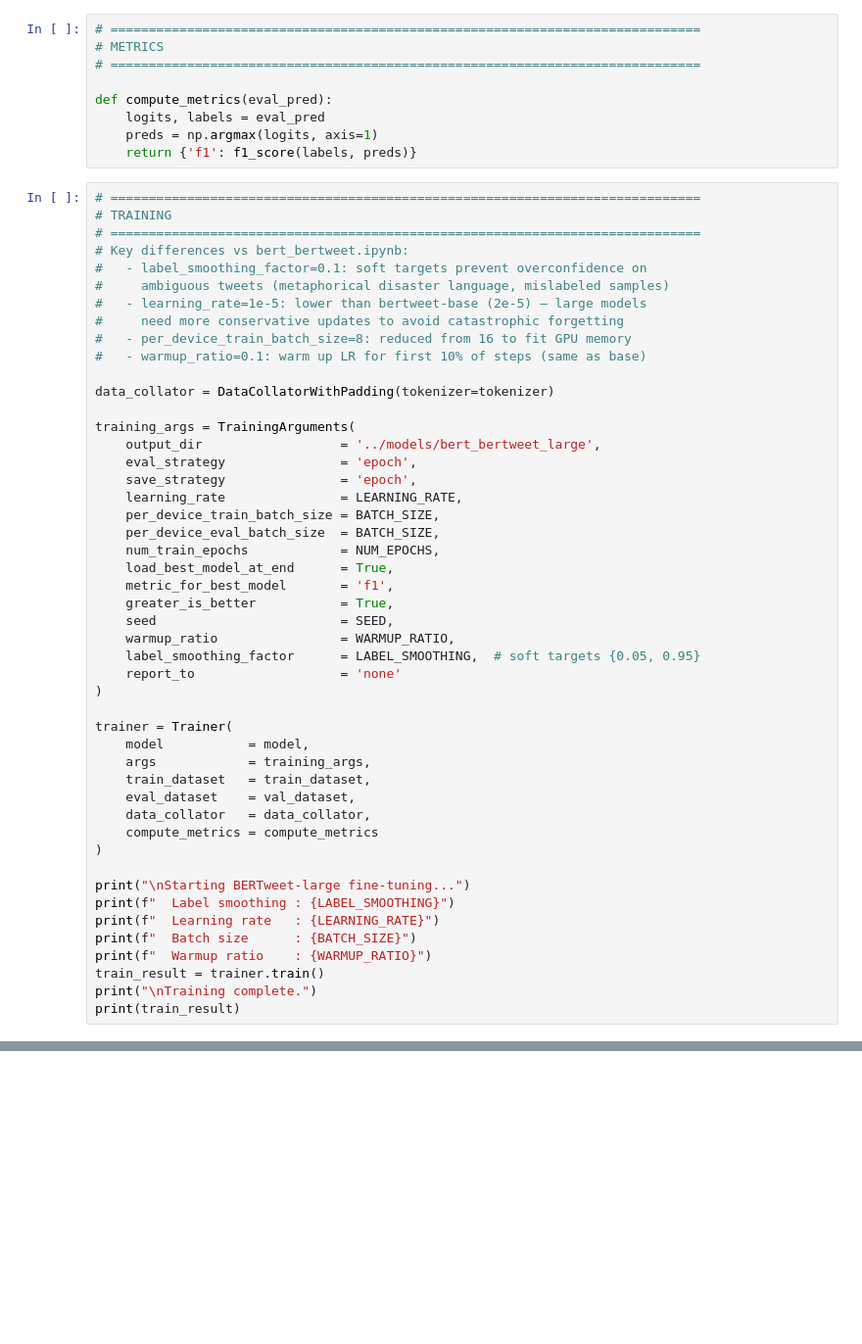
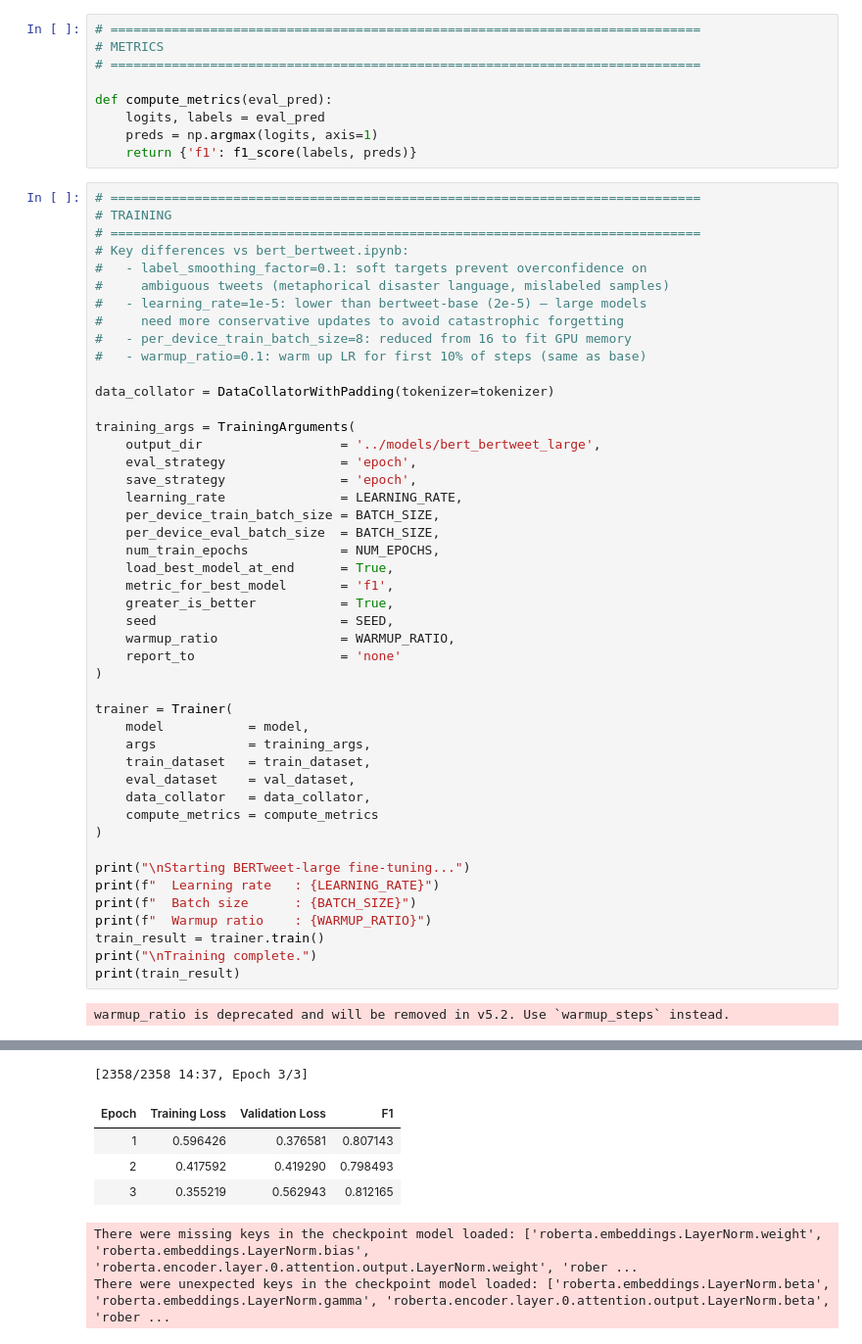
Before and after one commit to andreaGaudino/NLP_with_disaster_tweets, a Jupyter notebook: notebook/bert_large.ipynb, the cells around one changed output, grey strips where cells are left out. Shown at 98% size. Saved outputs shown, nothing was run; the diff lists cells and outputs as text; blank space fills up the shorter version.

```diff
--- a/notebook/bert_large.ipynb
+++ b/notebook/bert_large.ipynb
@@ -189,7 +234,6 @@ training_args = TrainingArguments(
     greater_is_better           = True,
     seed                        = SEED,
     warmup_ratio                = WARMUP_RATIO,
-    label_smoothing_factor      = LABEL_SMOOTHING,  # soft targets {0.05, 0.95}
     report_to                   = 'none'
 )
 
@@ -203,10 +247,11 @@ trainer = Trainer(
 )
 
 print("\nStarting BERTweet-large fine-tuning...")
-print(f"  Label smoothing : {LABEL_SMOOTHING}")
 print(f"  Learning rate   : {LEARNING_RATE}")
 print(f"  Batch size      : {BATCH_SIZE}")
 print(f"  Warmup ratio    : {WARMUP_RATIO}")
 train_result = trainer.train()
 print("\nTraining complete.")
 print(train_result)
+# %% [output]
+warmup_ratio is deprecated and will be removed in v5.2. Use `warmup_steps` instead.
@@ -212,0 +262,7 @@ print(train_result)
+[2358/2358 14:37, Epoch 3/3]
+| Epoch | Training Loss | Validation Loss | F1 |
+| 1 | 0.596426 | 0.376581 | 0.807143 |
+| 2 | 0.417592 | 0.419290 | 0.798493 |
+| 3 | 0.355219 | 0.562943 | 0.812165 |
+There were missing keys in the checkpoint model loaded: ['roberta.embeddings.LayerNorm.weight', 'roberta.embeddings.LayerNorm.bias', 'roberta.encoder.layer.0.attention.output.LayerNorm.weight', 'rober ...
+There were unexpected keys in the checkpoint model loaded: ['roberta.embeddings.LayerNorm.beta', 'roberta.embeddings.LayerNorm.gamma', 'roberta.encoder.layer.0.attention.output.LayerNorm.beta', 'rober ...
```
Also changed, not shown: parts of 12 cells of this notebook, 4 other files.
